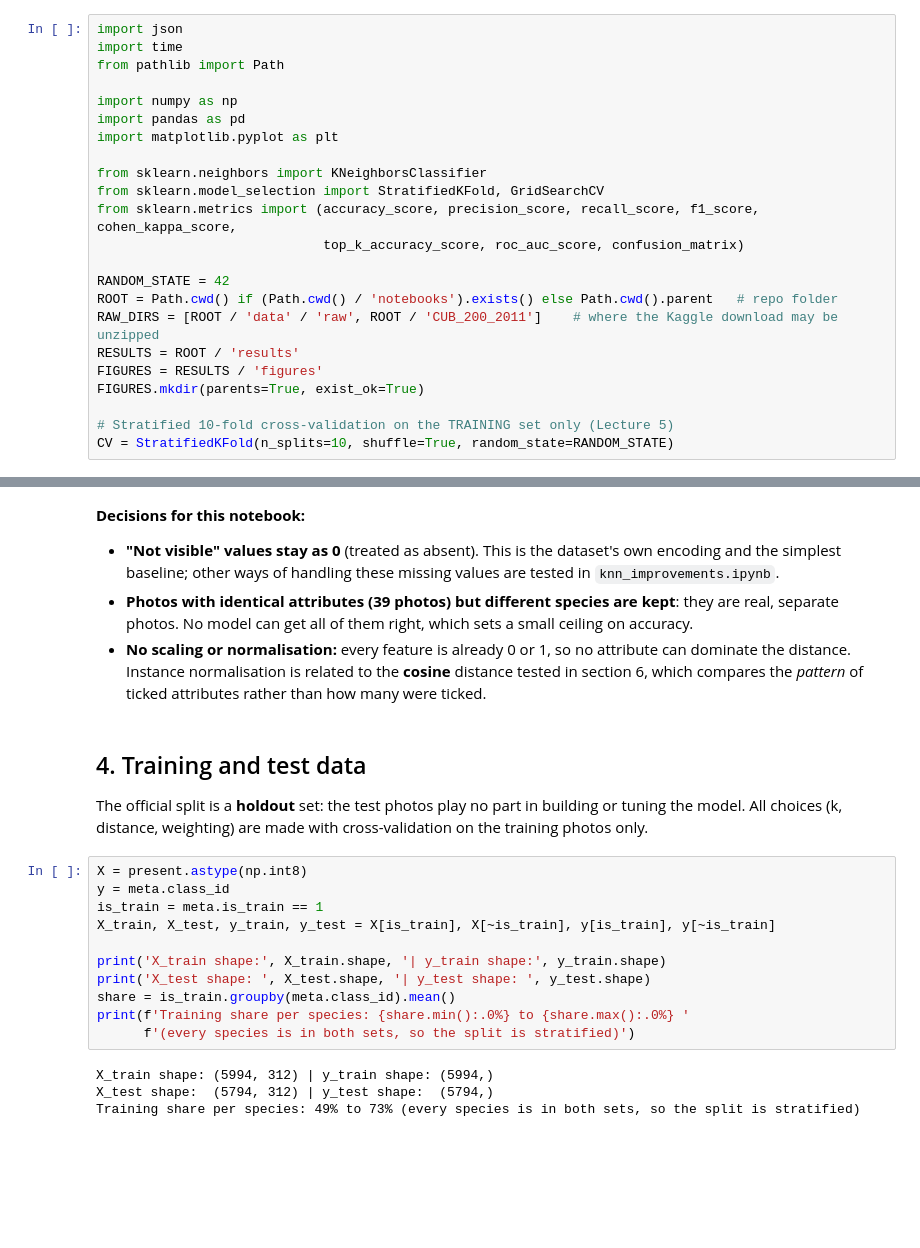
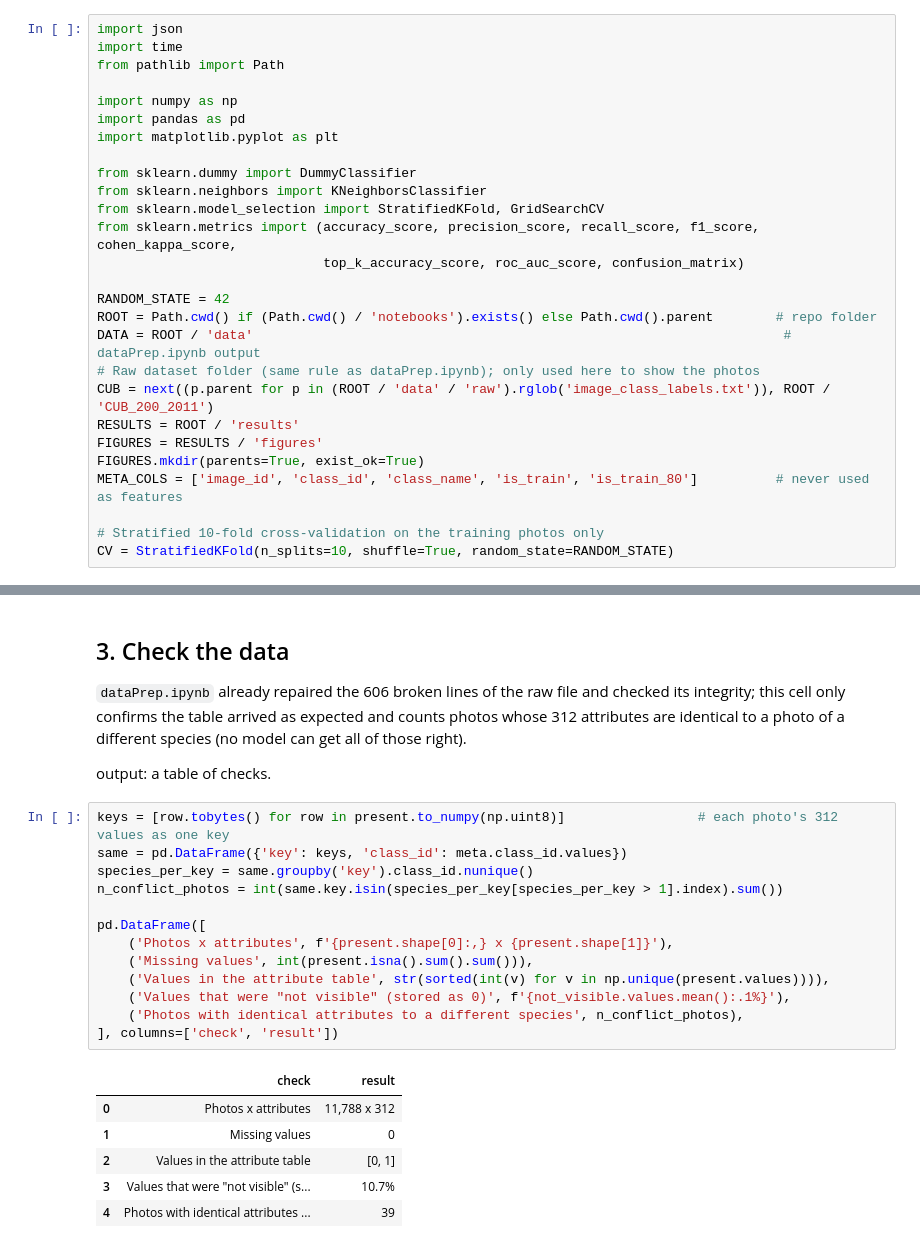
Before and after one commit to Flamingsides/f20dl-coursework-1, a Jupyter notebook: notebooks/knn.ipynb, the cells around one changed output, grey strips where cells are left out. Saved outputs shown, nothing was run; the diff lists cells and outputs as text; blank space fills up the shorter version.

```diff
--- a/notebooks/knn.ipynb
+++ b/notebooks/knn.ipynb
@@ -26,18 +30,22 @@ import numpy as np
 import pandas as pd
 import matplotlib.pyplot as plt
 
+from sklearn.dummy import DummyClassifier
 from sklearn.neighbors import KNeighborsClassifier
 from sklearn.model_selection import StratifiedKFold, GridSearchCV
 from sklearn.metrics import (accuracy_score, precision_score, recall_score, f1_score, cohen_kappa_score,
                              top_k_accuracy_score, roc_auc_score, confusion_matrix)
 
 RANDOM_STATE = 42
-ROOT = Path.cwd() if (Path.cwd() / 'notebooks').exists() else Path.cwd().parent   # repo folder
-RAW_DIRS = [ROOT / 'data' / 'raw', ROOT / 'CUB_200_2011']    # where the Kaggle download may be unzipped
+ROOT = Path.cwd() if (Path.cwd() / 'notebooks').exists() else Path.cwd().parent        # repo folder
+DATA = ROOT / 'data'                                                                    # dataPrep.ipynb output
+# Raw dataset folder (same rule as dataPrep.ipynb); only used here to show the photos
+CUB = next((p.parent for p in (ROOT / 'data' / 'raw').rglob('image_class_labels.txt')), ROOT / 'CUB_200_2011')
 RESULTS = ROOT / 'results'
 FIGURES = RESULTS / 'figures'
 FIGURES.mkdir(parents=True, exist_ok=True)
+META_COLS = ['image_id', 'class_id', 'class_name', 'is_train', 'is_train_80']          # never used as features
 
-# Stratified 10-fold cross-validation on the TRAINING set only (Lecture 5)
+# Stratified 10-fold cross-validation on the training photos only
 CV = StratifiedKFold(n_splits=10, shuffle=True, random_state=RANDOM_STATE)
 # %% [markdown]
@@ -192,25 +148,28 @@ checks
 # %% [markdown]
-**Decisions for this notebook:**
-- **"Not visible" values stay as 0** (treated as absent). This is the dataset's own encoding and the simplest baseline; other ways of handling these missing values are tested in `knn_improvements.ipynb`.
-- **Photos with identical attributes (39 photos) but different species are kept**: they are real, separate photos. No model can get all of them right, which sets a small ceiling on accuracy.
-- **No scaling or normalisation:** every feature is already 0 or 1, so no attribute can dominate the distance. Instance normalisation is related to the **cosine** distance tested in section 6, which compares the *pattern* of ticked attributes rather than how many were ticked.
+## 3. Check the data
+
+`dataPrep.ipynb` already repaired the 606 broken lines of the raw file and checked its integrity; this cell
+only confirms the table arrived as expected and counts photos whose 312 attributes are identical to a photo of a
+different species (no model can get all of those right).
+
+output: a table of checks.
-# %% [markdown]
-## 4. Training and test data
-
-The official split is a **holdout** set: the test photos play no part in building or tuning the model.
-All choices (k, distance, weighting) are made with cross-validation on the training photos only.
-# %%
-X = present.astype(np.int8)
-y = meta.class_id
-is_train = meta.is_train == 1
-X_train, X_test, y_train, y_test = X[is_train], X[~is_train], y[is_train], y[~is_train]
-
-print('X_train shape:', X_train.shape, '| y_train shape:', y_train.shape)
-print('X_test shape: ', X_test.shape, '| y_test shape: ', y_test.shape)
-share = is_train.groupby(meta.class_id).mean()
-print(f'Training share per species: {share.min():.0%} to {share.max():.0%} '
-      f'(every species is in both sets, so the split is stratified)')
-# %% [output]
-X_train shape: (5994, 312) | y_train shape: (5994,)
-X_test shape:  (5794, 312) | y_test shape:  (5794,)
-Training share per species: 49% to 73% (every species is in both sets, so the split is stratified)
+# %%
+keys = [row.tobytes() for row in present.to_numpy(np.uint8)]                 # each photo's 312 values as one key
+same = pd.DataFrame({'key': keys, 'class_id': meta.class_id.values})
+species_per_key = same.groupby('key').class_id.nunique()
+n_conflict_photos = int(same.key.isin(species_per_key[species_per_key > 1].index).sum())
+
+pd.DataFrame([
+    ('Photos x attributes', f'{present.shape[0]:,} x {present.shape[1]}'),
+    ('Missing values', int(present.isna().sum().sum())),
+    ('Values in the attribute table', str(sorted(int(v) for v in np.unique(present.values)))),
+    ('Values that were "not visible" (stored as 0)', f'{not_visible.values.mean():.1%}'),
+    ('Photos with identical attributes to a different species', n_conflict_photos),
+], columns=['check', 'result'])
+# %% [output]
+|  | check | result |
+| 0 | Photos x attributes | 11,788 x 312 |
+| 1 | Missing values | 0 |
+| 2 | Values in the attribute table | [0, 1] |
+| 3 | Values that were "not visible" (s... | 10.7% |
+| 4 | Photos with identical attributes ... | 39 |
```
Also changed, not shown: parts of 58 cells of this notebook, 3 other files.
